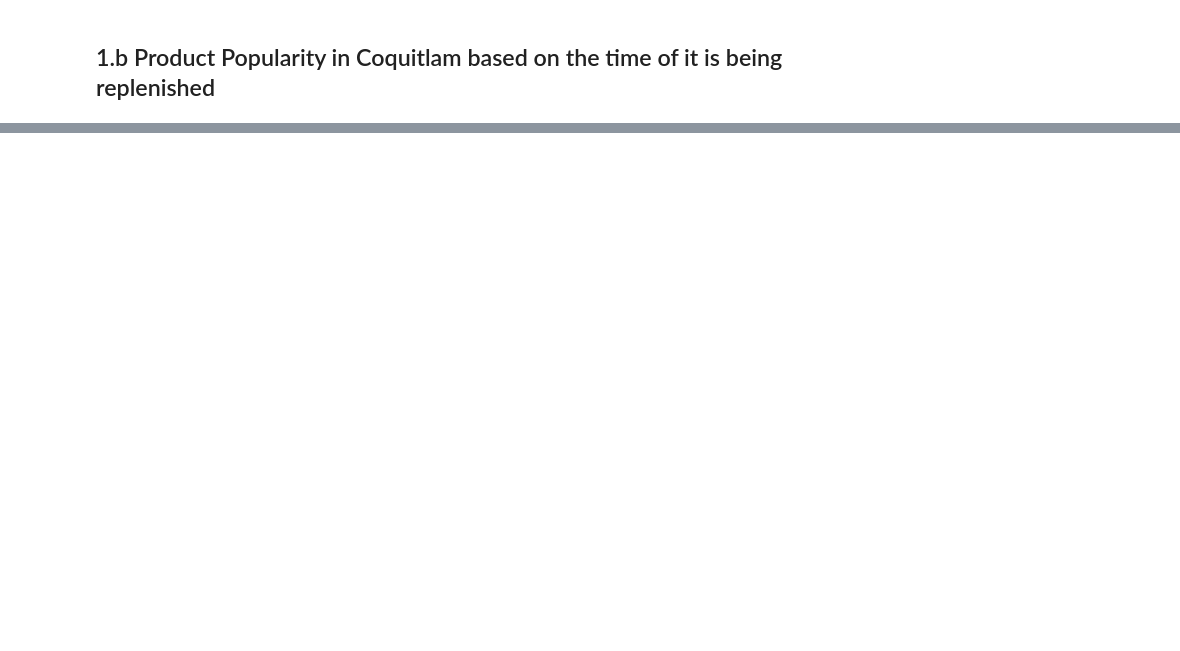
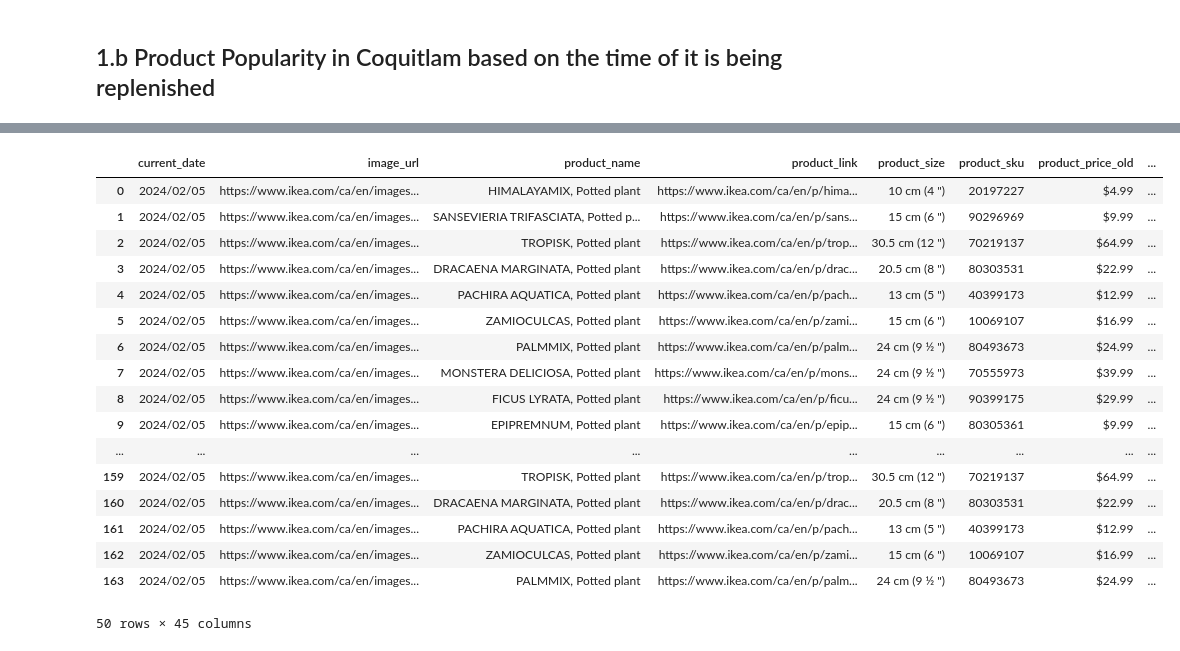
Before and after one commit to arifinwi1982/CSIS-4495-050-AppliedResearchProject, a Jupyter notebook: Machine_Learning_Analysis_Models.ipynb, the cells around one changed output, grey strips where cells are left out. Cells and saved outputs as stored; diff of their text form; code cells hidden in the pictures; blank space fills up the shorter version.

```diff
--- a/Machine_Learning_Analysis_Models.ipynb
+++ b/Machine_Learning_Analysis_Models.ipynb
@@ -390,0 +742,8 @@ Higher Replenishment for Discounted Items: Products with discounts tend to have
+# %%
+df_real = df2[
+    df2['product_name'].str.contains('potted plant', case=False) &
+    ~df2['product_name'].str.contains('artificial', case=False)
+]
+
+# Display the shape and first few rows of the filtered DataFrame
+df_real.info()
@@ -390,0 +768,21 @@ Higher Replenishment for Discounted Items: Products with discounts tend to have
+# %%
+df_real.head(50)
+# %% [output]
+|  | current_date | image_url | product_name | product_link | product_size | product_sku | product_price_old | ... |
+| 0 | 2024/02/05 | https://www.ikea.com/ca/en/images... | HIMALAYAMIX, Potted plant | https://www.ikea.com/ca/en/p/hima... | 10 cm (4 ") | 20197227 | $4.99 | ... |
+| 1 | 2024/02/05 | https://www.ikea.com/ca/en/images... | SANSEVIERIA TRIFASCIATA, Potted p... | https://www.ikea.com/ca/en/p/sans... | 15 cm (6 ") | 90296969 | $9.99 | ... |
+| 2 | 2024/02/05 | https://www.ikea.com/ca/en/images... | TROPISK, Potted plant | https://www.ikea.com/ca/en/p/trop... | 30.5 cm (12 ") | 70219137 | $64.99 | ... |
+| 3 | 2024/02/05 | https://www.ikea.com/ca/en/images... | DRACAENA MARGINATA, Potted plant | https://www.ikea.com/ca/en/p/drac... | 20.5 cm (8 ") | 80303531 | $22.99 | ... |
+| 4 | 2024/02/05 | https://www.ikea.com/ca/en/images... | PACHIRA AQUATICA, Potted plant | https://www.ikea.com/ca/en/p/pach... | 13 cm (5 ") | 40399173 | $12.99 | ... |
+| 5 | 2024/02/05 | https://www.ikea.com/ca/en/images... | ZAMIOCULCAS, Potted plant | https://www.ikea.com/ca/en/p/zami... | 15 cm (6 ") | 10069107 | $16.99 | ... |
+| 6 | 2024/02/05 | https://www.ikea.com/ca/en/images... | PALMMIX, Potted plant | https://www.ikea.com/ca/en/p/palm... | 24 cm (9 ½ ") | 80493673 | $24.99 | ... |
+| 7 | 2024/02/05 | https://www.ikea.com/ca/en/images... | MONSTERA DELICIOSA, Potted plant | https://www.ikea.com/ca/en/p/mons... | 24 cm (9 ½ ") | 70555973 | $39.99 | ... |
+| 8 | 2024/02/05 | https://www.ikea.com/ca/en/images... | FICUS LYRATA, Potted plant | https://www.ikea.com/ca/en/p/ficu... | 24 cm (9 ½ ") | 90399175 | $29.99 | ... |
+| 9 | 2024/02/05 | https://www.ikea.com/ca/en/images... | EPIPREMNUM, Potted plant | https://www.ikea.com/ca/en/p/epip... | 15 cm (6 ") | 80305361 | $9.99 | ... |
+| ... | ... | ... | ... | ... | ... | ... | ... | ... |
+| 159 | 2024/02/05 | https://www.ikea.com/ca/en/images... | TROPISK, Potted plant | https://www.ikea.com/ca/en/p/trop... | 30.5 cm (12 ") | 70219137 | $64.99 | ... |
+| 160 | 2024/02/05 | https://www.ikea.com/ca/en/images... | DRACAENA MARGINATA, Potted plant | https://www.ikea.com/ca/en/p/drac... | 20.5 cm (8 ") | 80303531 | $22.99 | ... |
+| 161 | 2024/02/05 | https://www.ikea.com/ca/en/images... | PACHIRA AQUATICA, Potted plant | https://www.ikea.com/ca/en/p/pach... | 13 cm (5 ") | 40399173 | $12.99 | ... |
+| 162 | 2024/02/05 | https://www.ikea.com/ca/en/images... | ZAMIOCULCAS, Potted plant | https://www.ikea.com/ca/en/p/zami... | 15 cm (6 ") | 10069107 | $16.99 | ... |
+| 163 | 2024/02/05 | https://www.ikea.com/ca/en/images... | PALMMIX, Potted plant | https://www.ikea.com/ca/en/p/palm... | 24 cm (9 ½ ") | 80493673 | $24.99 | ... |
+50 rows × 45 columns
```
Also changed, not shown: parts of 38 cells of this notebook.
